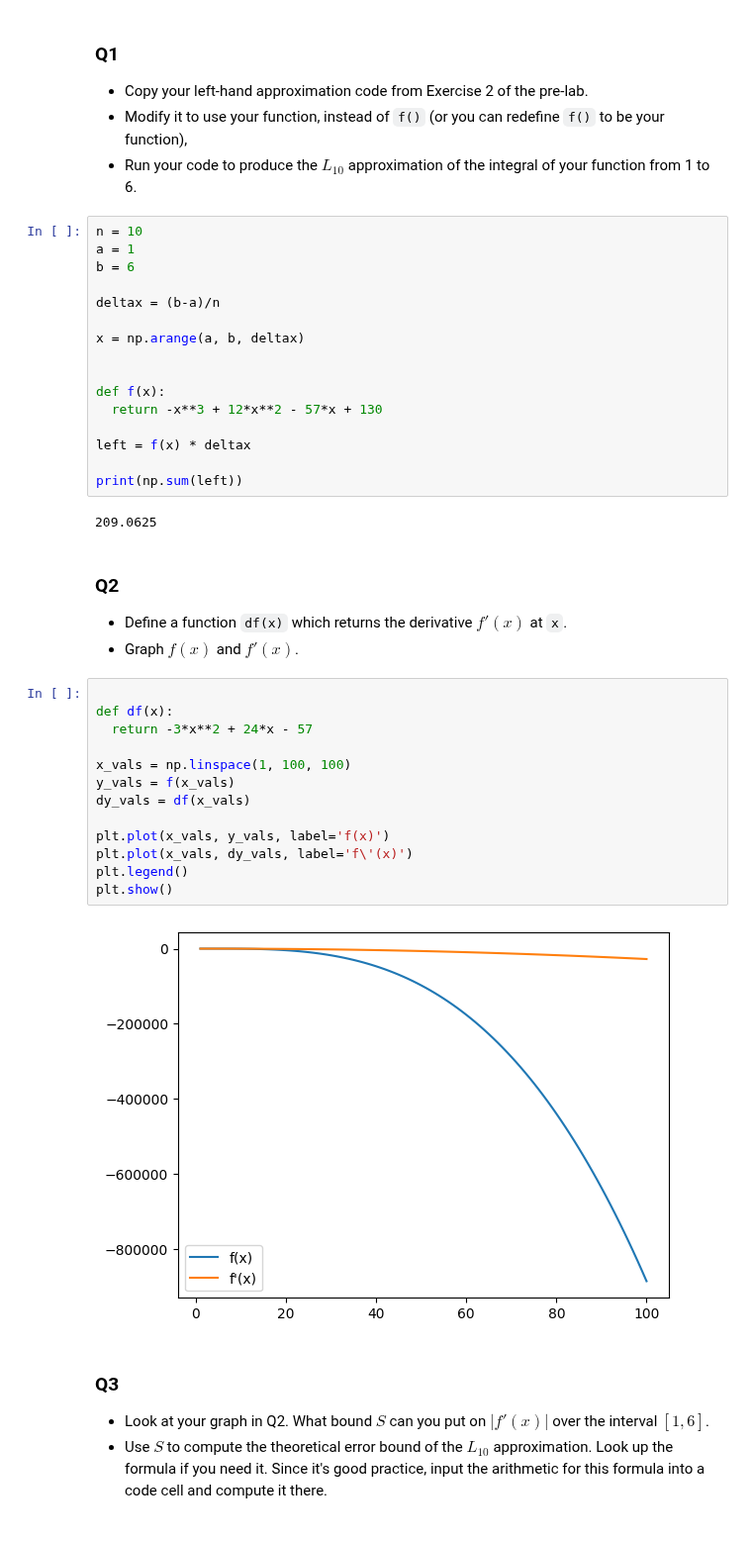
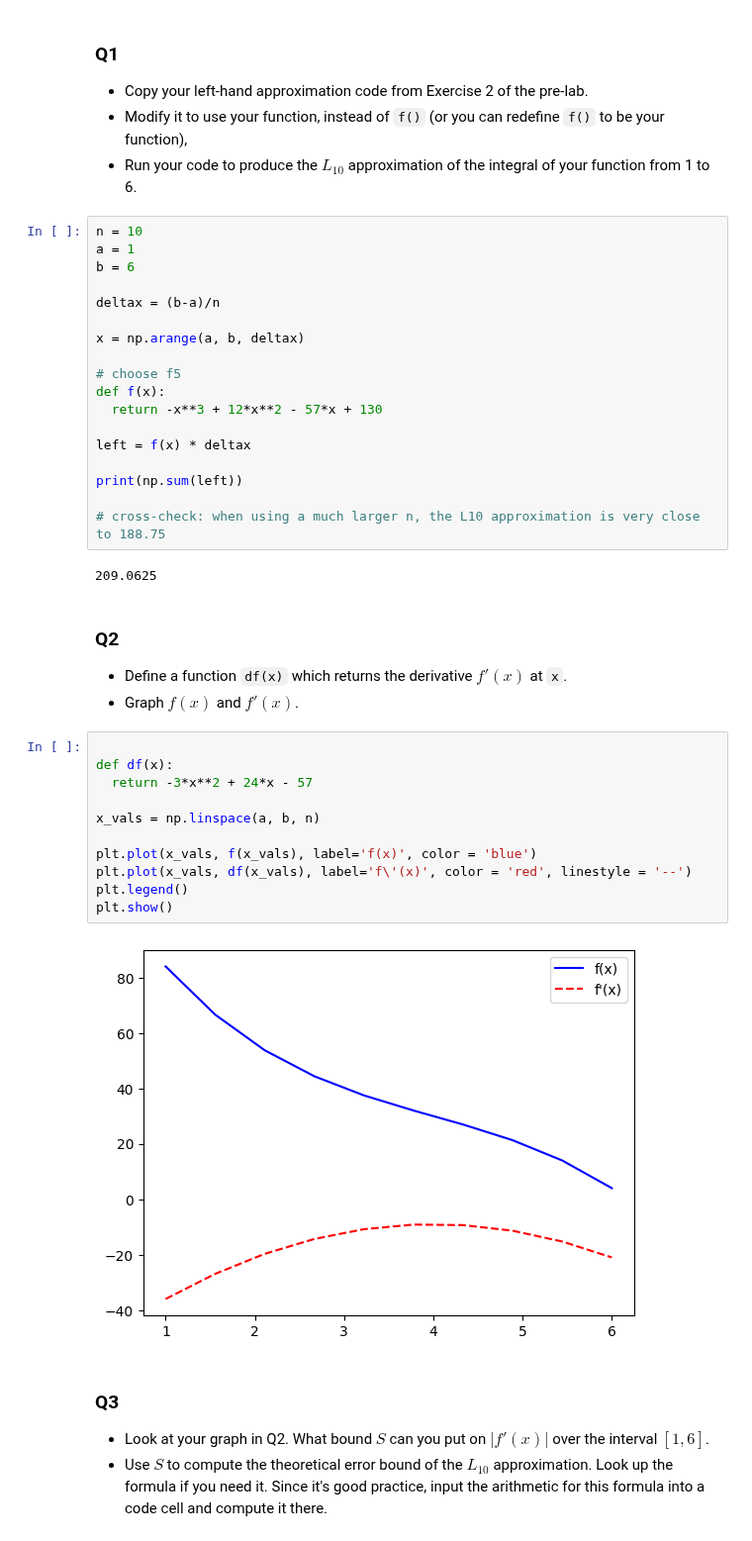
Before and after one commit to heidilyu/Advanced-Calculus-, a Jupyter notebook: Lab_21.ipynb, the cells around one changed output. Shown at 99% size. Cells and saved outputs as stored; diff of their text form.

```diff
--- a/Lab_21.ipynb
+++ b/Lab_21.ipynb
@@ -63,13 +71,15 @@ deltax = (b-a)/n
 
 x = np.arange(a, b, deltax)
 
-
+# choose f5
 def f(x):
   return -x**3 + 12*x**2 - 57*x + 130
 
 left = f(x) * deltax
 
 print(np.sum(left))
+
+# cross-check: when using a much larger n, the L10 approximation is very close to 188.75
 # %% [output]
 209.0625
 # %% [markdown]
@@ -81,18 +91,16 @@ print(np.sum(left))
 # %%
 
 def df(x):
   return -3*x**2 + 24*x - 57
 
-x_vals = np.linspace(1, 100, 100)
-y_vals = f(x_vals)
-dy_vals = df(x_vals)
+x_vals = np.linspace(a, b, n)
 
-plt.plot(x_vals, y_vals, label='f(x)')
-plt.plot(x_vals, dy_vals, label='f\'(x)')
+plt.plot(x_vals, f(x_vals), label='f(x)', color = 'blue')
+plt.plot(x_vals, df(x_vals), label='f\'(x)', color = 'red', linestyle = '--')
 plt.legend()
 plt.show()
 # %% [output]
-[figure, old version]
+[figure, new version]
 # %% [markdown]
 ### Q3
 
```
Also changed, not shown: parts of 9 cells of this notebook.
